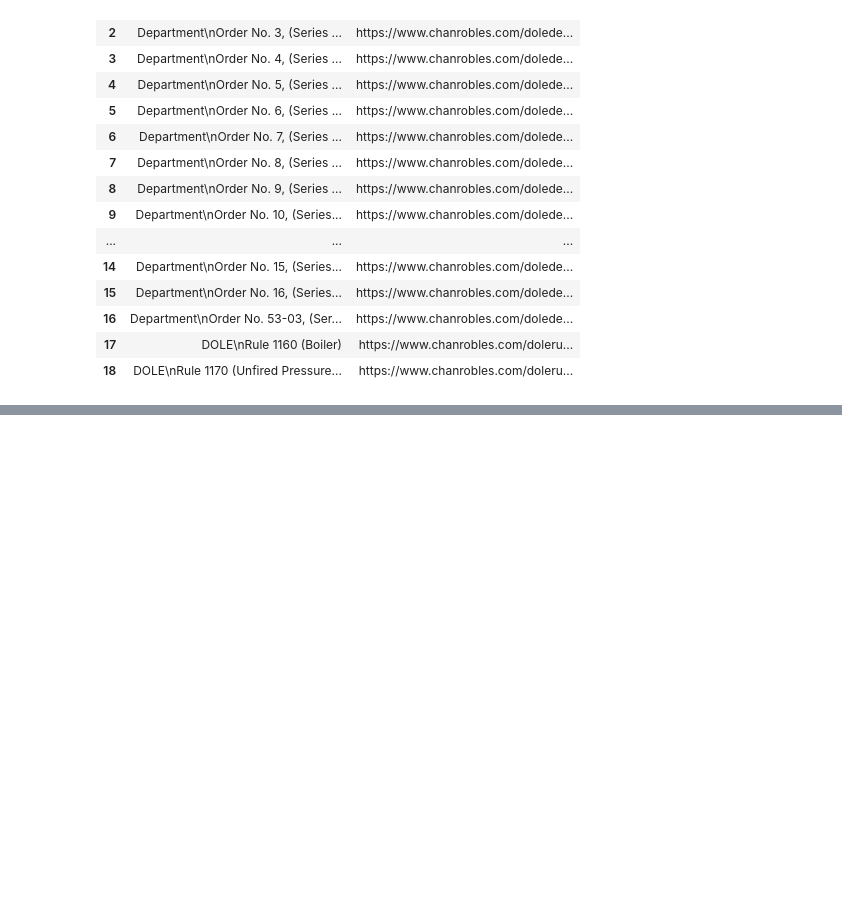
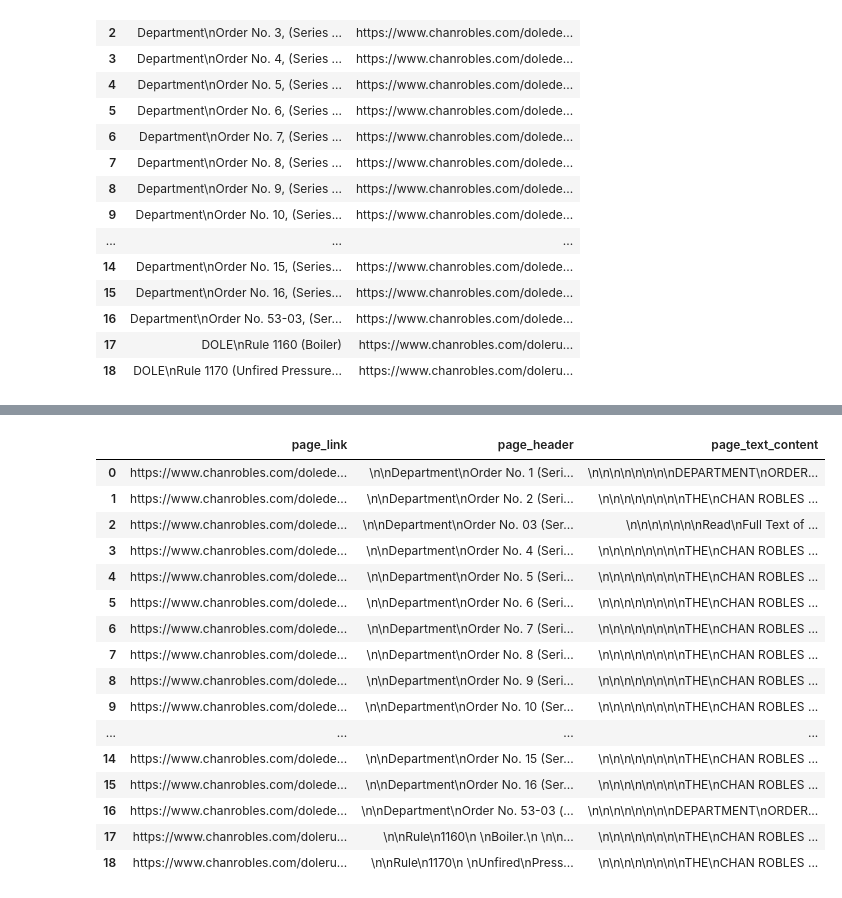
Before and after one commit to 08Aristodemus24/RS-for-labor-related-cases, a Jupyter notebook: data_etl_scripts/significant_DOLE_department_orders.ipynb, the cells around one changed output, grey strips where cells are left out. Saved outputs shown, nothing was run; the diff lists cells and outputs as text; code cells hidden in the pictures; blank space fills up the shorter version.

```diff
--- a/data_etl_scripts/significant_DOLE_department_orders.ipynb
+++ b/data_etl_scripts/significant_DOLE_department_orders.ipynb
@@ -47,0 +67,6 @@ link_details
+# %%
+page_details = test.collect_content_bs(
+    link_details['href'],
+    "html > body > div:first-of-type > div:nth-of-type(2) > div > div:nth-of-type(5) > div > table > tbody > tr:first-of-type > td > div > div:first-of-type > div > table > tbody > tr > td > div:nth-of-type(2) > center > center:first-of-type > strong:nth-of-type(2), html > body > div:first-of-type > div:nth-of-type(2) > div > div:nth-of-type(5) > div > table > tbody > tr:first-of-type > td > div > div:first-of-type > div > table > tbody > tr > td > div:nth-of-type(2) > center > center:first-of-type > strong:nth-of-type(3), html > body > div:first-of-type > div:nth-of-type(2) > div > div:nth-of-type(5) > div > table > tbody > tr:first-of-type > td > div > div:first-of-type > div > table > tbody > tr > td > div:nth-of-type(2) > center > center:nth-of-type(2) > center:first-of-type",
+    "html > body > div:first-of-type > div:nth-of-type(2) > div > div:nth-of-type(5) > div > table > tbody > tr:first-of-type > td > div > div:first-of-type > div > table > tbody > tr > td > div:nth-of-type(2) > center > center:nth-of-type(2)"
+)
@@ -47,0 +91,20 @@ link_details
+# %%
+page_details
+# %% [output]
+|  | page_link | page_header | page_text_content |
+| 0 | https://www.chanrobles.com/dolede... | \n\nDepartment\nOrder No. 1 (Seri... | \n\n\n\n\n\n\n\nDEPARTMENT\nORDER... |
+| 1 | https://www.chanrobles.com/dolede... | \n\nDepartment\nOrder No. 2 (Seri... | \n\n\n\n\n\n\n\nTHE\nCHAN ROBLES ... |
+| 2 | https://www.chanrobles.com/dolede... | \n\nDepartment\nOrder No. 03 (Ser... | \n\n\n\n\n\n\nRead\nFull Text of ... |
+| 3 | https://www.chanrobles.com/dolede... | \n\nDepartment\nOrder No. 4 (Seri... | \n\n\n\n\n\n\n\nTHE\nCHAN ROBLES ... |
+| 4 | https://www.chanrobles.com/dolede... | \n\nDepartment\nOrder No. 5 (Seri... | \n\n\n\n\n\n\n\nTHE\nCHAN ROBLES ... |
+| 5 | https://www.chanrobles.com/dolede... | \n\nDepartment\nOrder No. 6 (Seri... | \n\n\n\n\n\n\n\nTHE\nCHAN ROBLES ... |
+| 6 | https://www.chanrobles.com/dolede... | \n\nDepartment\nOrder No. 7 (Seri... | \n\n\n\n\n\n\n\nTHE\nCHAN ROBLES ... |
+| 7 | https://www.chanrobles.com/dolede... | \n\nDepartment\nOrder No. 8 (Seri... | \n\n\n\n\n\n\n\nTHE\nCHAN ROBLES ... |
+| 8 | https://www.chanrobles.com/dolede... | \n\nDepartment\nOrder No. 9 (Seri... | \n\n\n\n\n\n\n\nTHE\nCHAN ROBLES ... |
+| 9 | https://www.chanrobles.com/dolede... | \n\nDepartment\nOrder No. 10 (Ser... | \n\n\n\n\n\n\n\nTHE\nCHAN ROBLES ... |
+| ... | ... | ... | ... |
+| 14 | https://www.chanrobles.com/dolede... | \n\nDepartment\nOrder No. 15 (Ser... | \n\n\n\n\n\n\n\nTHE\nCHAN ROBLES ... |
+| 15 | https://www.chanrobles.com/dolede... | \n\nDepartment\nOrder No. 16 (Ser... | \n\n\n\n\n\n\n\nTHE\nCHAN ROBLES ... |
+| 16 | https://www.chanrobles.com/dolede... | \n\nDepartment\nOrder No. 53-03 (... | \n\n\n\n\n\n\n\nDEPARTMENT\nORDER... |
+| 17 | https://www.chanrobles.com/doleru... | \n\nRule\n1160\n \nBoiler.\n \n\n... | \n\n\n\n\n\n\n\nTHE\nCHAN ROBLES ... |
+| 18 | https://www.chanrobles.com/doleru... | \n\nRule\n1170\n \nUnfired\nPress... | \n\n\n\n\n\n\n\nTHE\nCHAN ROBLES ... |
```
Also changed, not shown: parts of 18 cells of this notebook, 2 other files.
